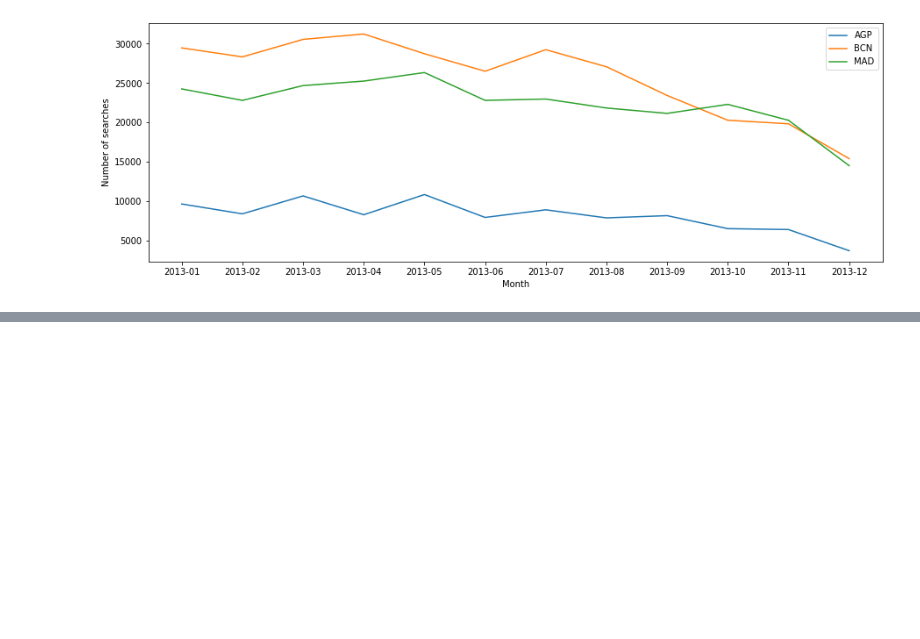
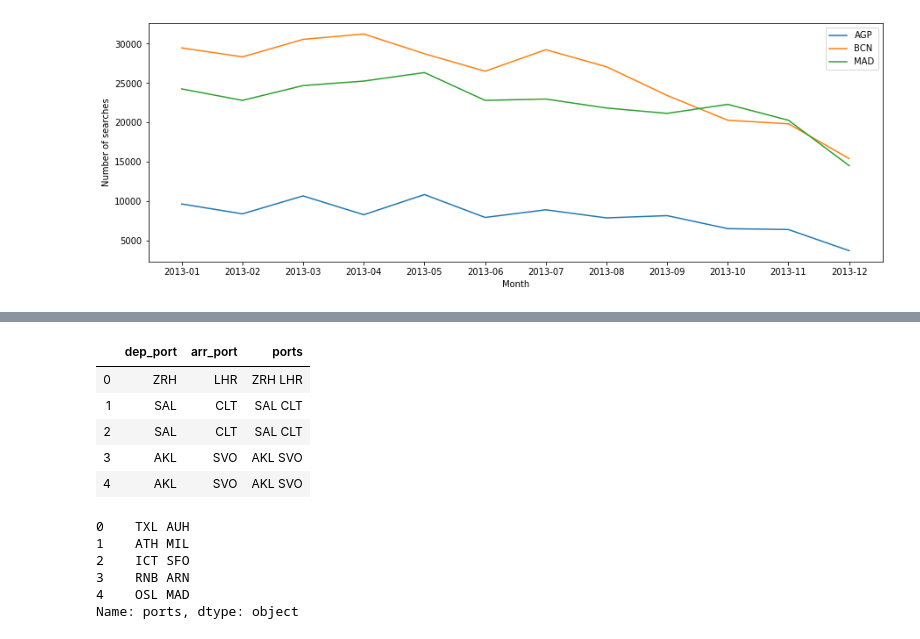
Before and after one commit to daniel-isidro/amadeus_challenge, a Jupyter notebook: amadeus_challenge.ipynb, the cells around one changed output, grey strips where cells are left out. Drawn from its saved outputs; the diff is of its cells as text; code cells hidden in the pictures; blank space fills up the shorter version.

Commit message:
possible solution for matching searches and bookings with reduced datasets

```diff
--- a/amadeus_challenge.ipynb
+++ b/amadeus_challenge.ipynb
@@ -653,0 +656,2 @@ plt.legend(loc='upper right');
+# %%
+df_bookings_reduced = pd.read_csv('bookings.csv.bz2', sep='^', nrows=1000, usecols= ['dep_port', 'arr_port'])
@@ -653,0 +679,11 @@ plt.legend(loc='upper right');
+# %%
+df_bookings_reduced['ports'] = df_bookings_reduced[['dep_port','arr_port']].apply(lambda x: ''.join(x), axis=1)
+# %%
+df_bookings_reduced.head()
+# %% [output]
+|  | dep_port | arr_port | ports |
+| 0 | ZRH | LHR | ZRH LHR |
+| 1 | SAL | CLT | SAL CLT |
+| 2 | SAL | CLT | SAL CLT |
+| 3 | AKL | SVO | AKL SVO |
+| 4 | AKL | SVO | AKL SVO |
@@ -653,0 +692,9 @@ plt.legend(loc='upper right');
+# %%
+df_searches_reduced['ports'].head()
+# %% [output]
+0    TXL AUH
+1    ATH MIL
+2    ICT SFO
+3    RNB ARN
+4    OSL MAD
+Name: ports, dtype: object
```
Also changed, not shown: parts of 9 cells of this notebook.
